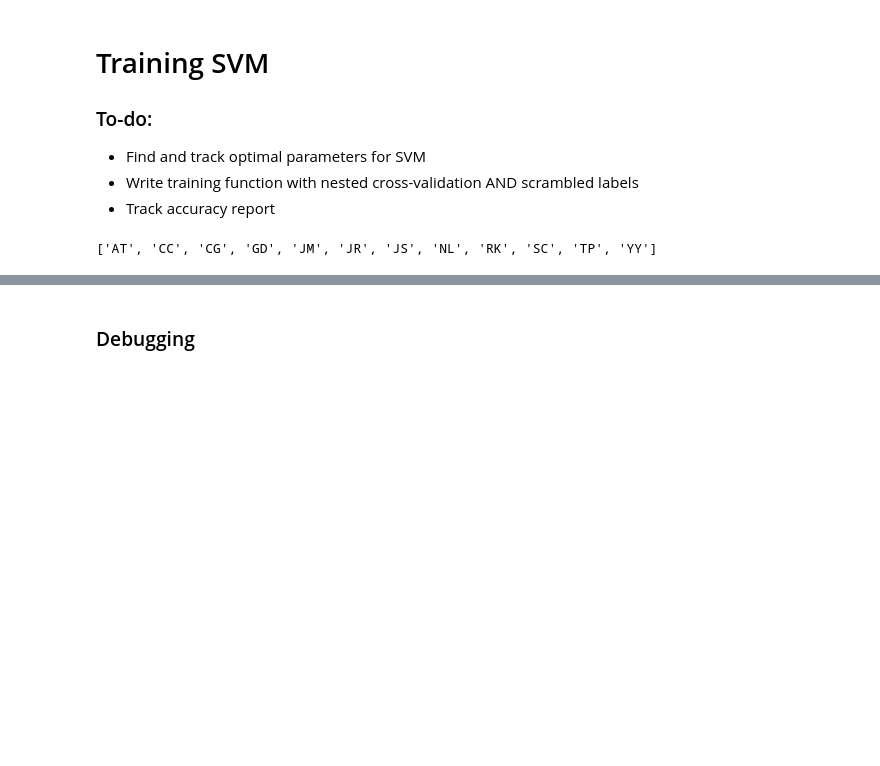
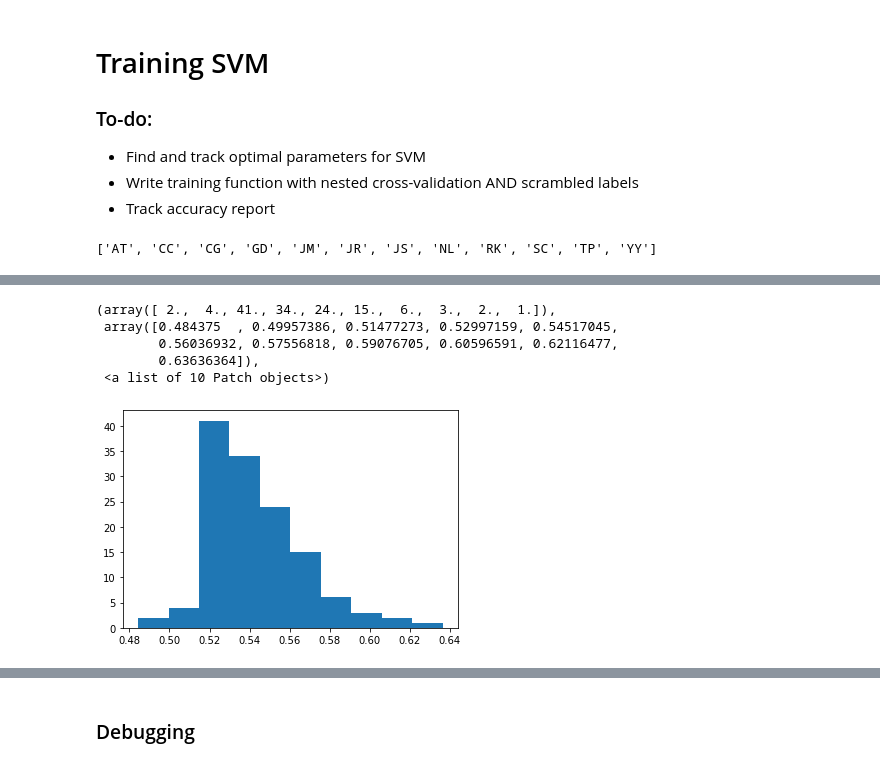
Before and after one commit to alexxyu/fmri-svm, a Jupyter notebook: SVM Classifier.ipynb, the cells around one changed output, grey strips where cells are left out. Cells and saved outputs as stored; diff of their text form; code cells hidden in the pictures; blank space fills up the shorter version.

```diff
--- a/SVM Classifier.ipynb
+++ b/SVM Classifier.ipynb
@@ -155,0 +234,16 @@ def generate_data(subjects, inner_test_subject, outer_test_subject, path, suffix
+# %%
+# sigmoid kernel
+
+vals = []
+for column in accs:
+    vals.extend(accs[column].tolist())
+
+vals = [x for x in vals if str(x) != 'nan']
+plt.hist(vals)
+# %% [output]
+(array([ 2.,  4., 41., 34., 24., 15.,  6.,  3.,  2.,  1.]),
+ array([0.484375  , 0.49957386, 0.51477273, 0.52997159, 0.54517045,
+        0.56036932, 0.57556818, 0.59076705, 0.60596591, 0.62116477,
+        0.63636364]),
+ <a list of 10 Patch objects>)
+[figure, added]
```
Also changed, not shown: parts of 12 cells of this notebook.
